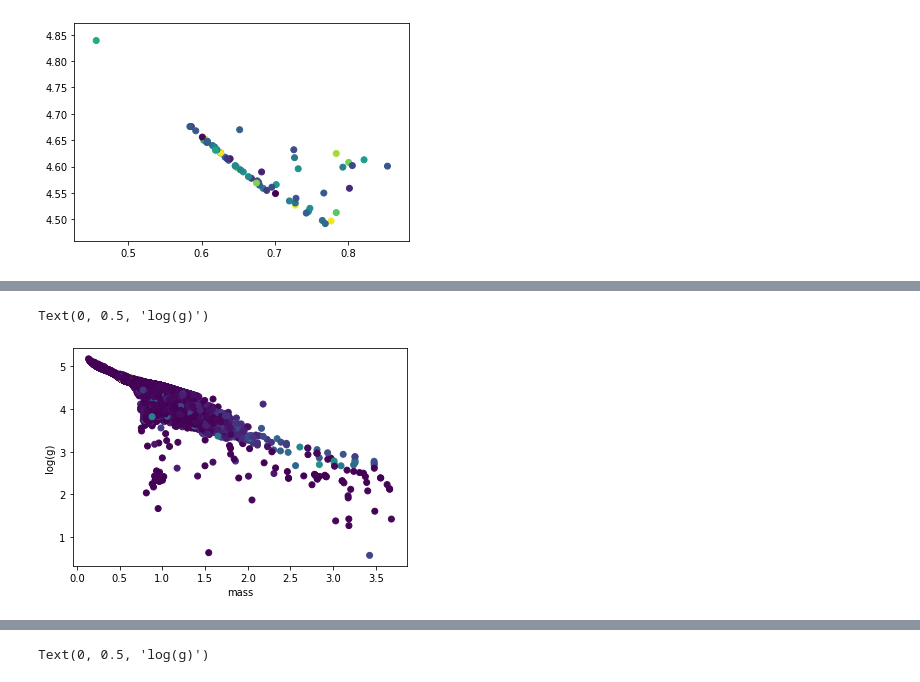
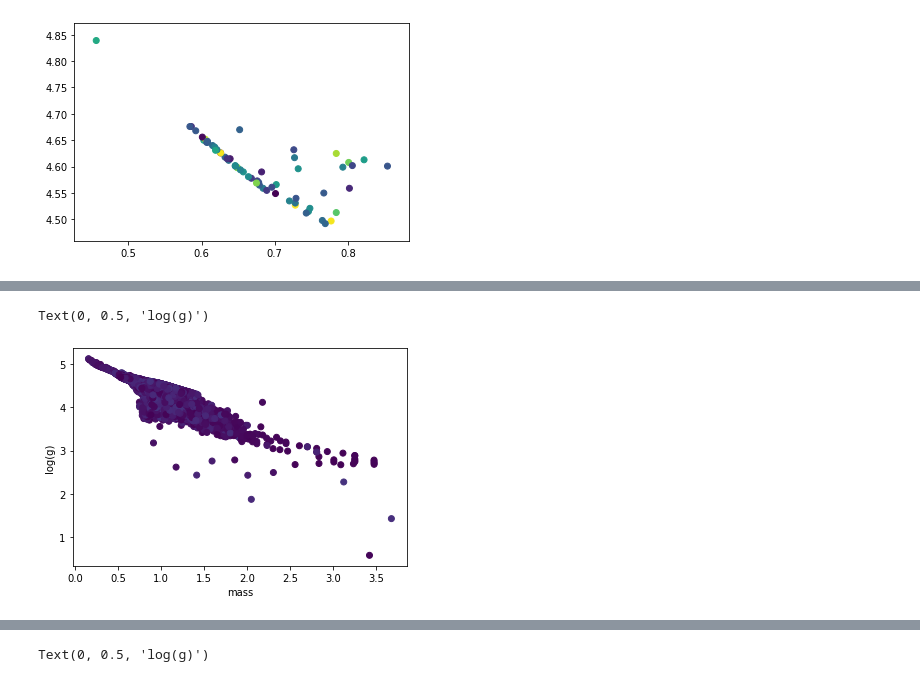
Before and after one commit to tannerwilson23/rotation_data, a Jupyter notebook: Rotational relations.ipynb, the cells around one changed output, grey strips where cells are left out. Drawn from its saved outputs; the diff is of its cells as text; code cells hidden in the pictures.

```diff
--- a/Rotational relations.ipynb
+++ b/Rotational relations.ipynb
@@ -39,7 +41,9 @@ subgiant_surf = subgiant_surf[subgiant_flag]
 # %%
 ms_mass = ms["Mass"][2:].astype(np.float)
 ms_prot = ms["Prot"][2:].astype(np.float)
+ms_prot2 = ms["Prot"][2:].astype(np.float)
 ms_feh = ms["[Fe/H]"][2:].astype(np.float)
+ms_teff = ms["Teff"][2:].astype(np.float)
 ms_rad = ms["Rad"][2:].astype(np.float)
 ms_logg = ms["log(g)"][2:].astype(np.float)
 # %%
@@ -706,0 +720,4 @@ plt.scatter(subgiant_surf['Mass'],subgiant_surf['log(g)'],c = np.log10(1/subgian
+# %%
+j = ms_prot2<10
+jjj = ms_prot2>40
+jj = (ms_prot2<40) & (ms_prot2>10)
@@ -706,0 +773,2 @@ plt.scatter(subgiant_surf['Mass'],subgiant_surf['log(g)'],c = np.log10(1/subgian
+# %%
+normalize = matplotlib.colors.Normalize(vmin=-2, vmax=1)
@@ -707,10 +861,10 @@ plt.scatter(subgiant_surf['Mass'],subgiant_surf['log(g)'],c = np.log10(1/subgian
 # %%
-plt.scatter(ms_mass,ms_logg,c = ms_prot)
+plt.scatter(ms_mass[j],ms_logg[j],c = ms_prot2[j], norm=normalize)
 #plt.scatter(subgiant_surf['Mass'],subgiant_surf['log(g)'])
 plt.xlabel('mass')
 plt.ylabel('log(g)')
 #plt.ylim(0.,500)
 #plt.xlim(0.7,1.5)
 # %% [output]
 Text(0, 0.5, 'log(g)')
-[figure, old version]
+[figure, new version]
```
Also changed, not shown: parts of 38 cells of this notebook.
